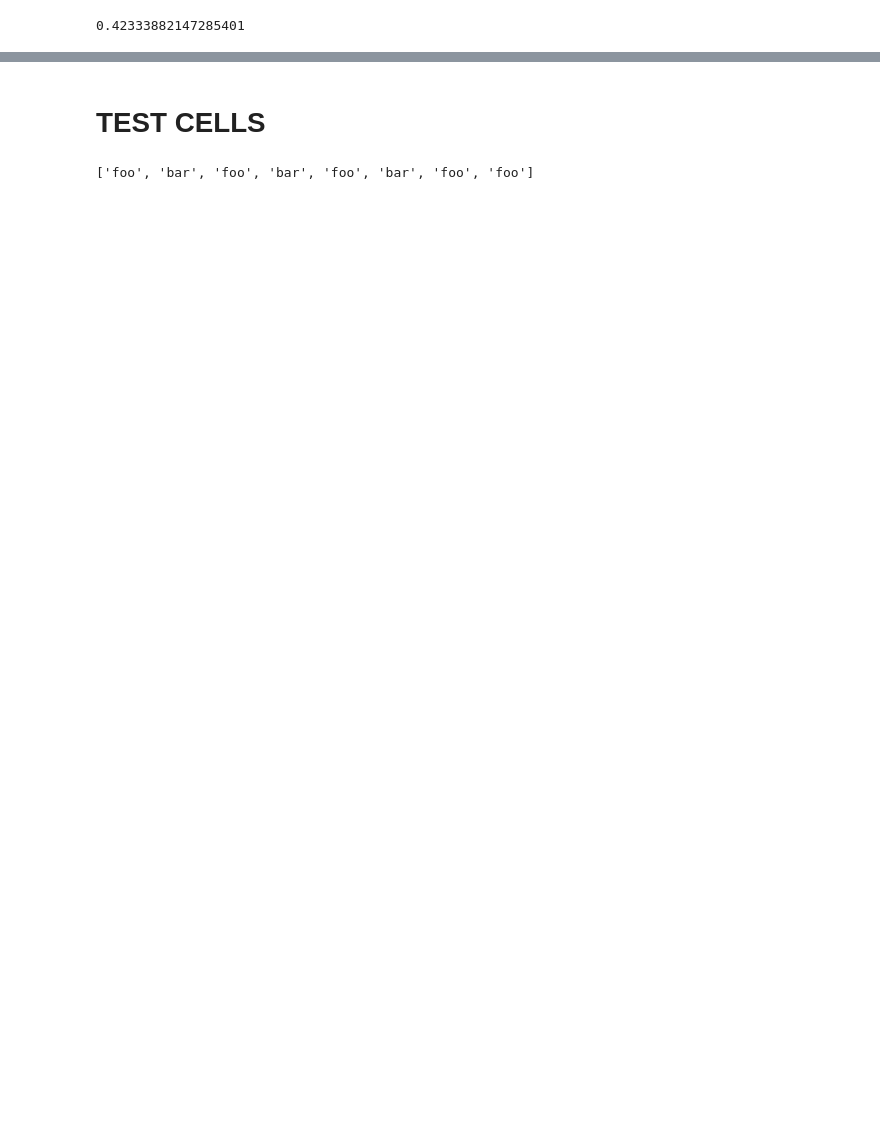
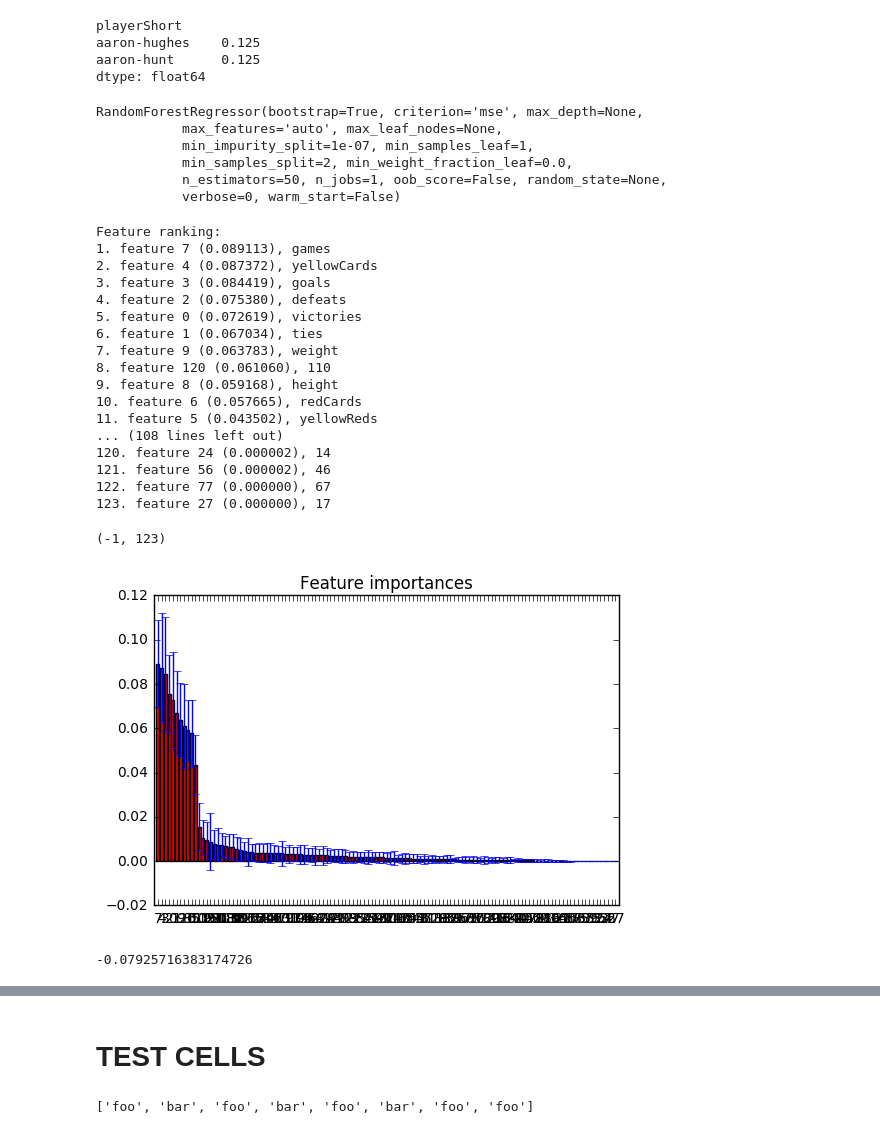
Before and after one commit to bojbilla/AdaHomeworks, a Jupyter notebook: 04 - Applied ML/HW4.ipynb, the cells around one changed output, grey strips where cells are left out. Cells and saved outputs as stored; diff of their text form; code cells hidden in the pictures; blank space fills up the shorter version.

Commit message:
add possibility for regressor; need to comment or uncomment to run as regressor or classifier

```diff
--- a/04 - Applied ML/HW4.ipynb
+++ b/04 - Applied ML/HW4.ipynb
@@ -47,7 +47,7 @@ for c in colsToNorm:
     col = []
     for i in dfd.index:
         col.append(dfd[c].loc[i]/dfd['games'].loc[i])
-    ds.append(pd.DataFrame(columns=[c], index=dfx.index, data=col))
+    ds.append(pd.DataFrame(columns=[c], index=dfd.index, data=col))
 
 # Normalize the games column
 colsToNorm.append('games')
@@ -69,3 +69,16 @@ dfd['weight'].fillna(meanW, inplace=True)
 hs = dfd['height']
 meanH = hs.dropna().mean()
 dfd['height'].fillna(meanH, inplace=True)
+# %%
+diff = abs(dfd['rater1']-dfd['rater2'])
+diff.value_counts()
+# rm outliers
+dfd.drop(diff[diff == 0.50].index, inplace=True)
+# %%
+meanColor = (dfd['rater1']+dfd['rater2'])/2
+
+# This is the target/observation
+target = meanColor
+# This is the data
+data = dfd.drop(['rater1', 'rater2'], axis=1)
+data.head()
@@ -125,3 +153,10 @@ dff = pd.concat([data.drop(['club','position','leagueCountry'], axis=1), dfEncod
+# %%
+target.head(2)
+# %% [output]
+playerShort
+aaron-hughes    0.125
+aaron-hunt      0.125
+dtype: float64
 # %%
 # Split the data
 X_train, X_test, y_train, y_test = train_test_split(dff, target, test_size=0.3, random_state=0)
@@ -131,4 +166,58 @@ clf = RandomForestClassifier(n_jobs=-1)
+# %%
+clf = RandomForestRegressor(n_estimators=50)
+# %%
+clf.fit(X_train, y_train)
+# %% [output]
+RandomForestRegressor(bootstrap=True, criterion='mse', max_depth=None,
+           max_features='auto', max_leaf_nodes=None,
+           min_impurity_split=1e-07, min_samples_leaf=1,
+           min_samples_split=2, min_weight_fraction_leaf=0.0,
+           n_estimators=50, n_jobs=1, oob_score=False, random_state=None,
+           verbose=0, warm_start=False)
+# %%
+forest = clf
+X = dff
+y = target
+forest.fit(X, y)
+importances = forest.feature_importances_
+std = np.std([tree.feature_importances_ for tree in forest.estimators_],
+             axis=0)
+indices = np.argsort(importances)[::-1]
+
+# Print the feature ranking
+print("Feature ranking:")
+
+for f in range(X.shape[1]):
+    print("%d. feature %d (%f), %s" % (f + 1, indices[f], importances[indices[f]], X.columns[indices[f]]))
+
+# Plot the feature importances of the forest
+plt.figure()
+plt.title("Feature importances")
+plt.bar(range(X.shape[1]), importances[indices],
+       color="r", yerr=std[indices], align="center")
+plt.xticks(range(X.shape[1]), indices)
+plt.xlim([-1, X.shape[1]])
+# %% [output]
+Feature ranking:
+1. feature 7 (0.089113), games
+2. feature 4 (0.087372), yellowCards
+3. feature 3 (0.084419), goals
+4. feature 2 (0.075380), defeats
+5. feature 0 (0.072619), victories
+6. feature 1 (0.067034), ties
+7. feature 9 (0.063783), weight
+8. feature 120 (0.061060), 110
+9. feature 8 (0.059168), height
+10. feature 6 (0.057665), redCards
+11. feature 5 (0.043502), yellowReds
+... (108 lines left out)
+120. feature 24 (0.000002), 14
+121. feature 56 (0.000002), 46
+122. feature 77 (0.000000), 67
+123. feature 27 (0.000000), 17
+(-1, 123)
+[figure, added]
 # %%
-cross_val_score(clf, dff, target).mean()
+cross_val_score(clf, dff, target, scoring='neg_mean_squared_error', n_jobs=-1).mean()
 # %% [output]
-0.42333882147285401
+-0.07925716383174726
```
Also changed, not shown: parts of 7 cells of this notebook.
